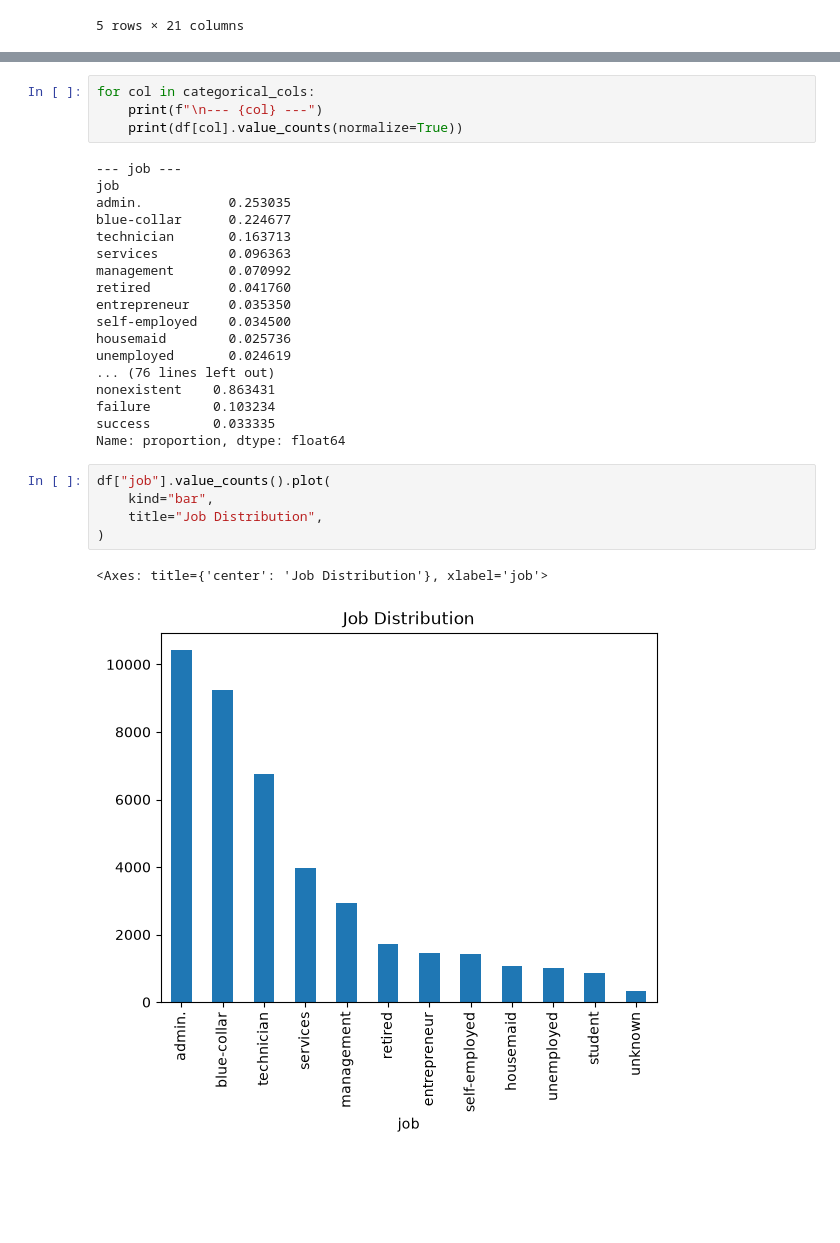
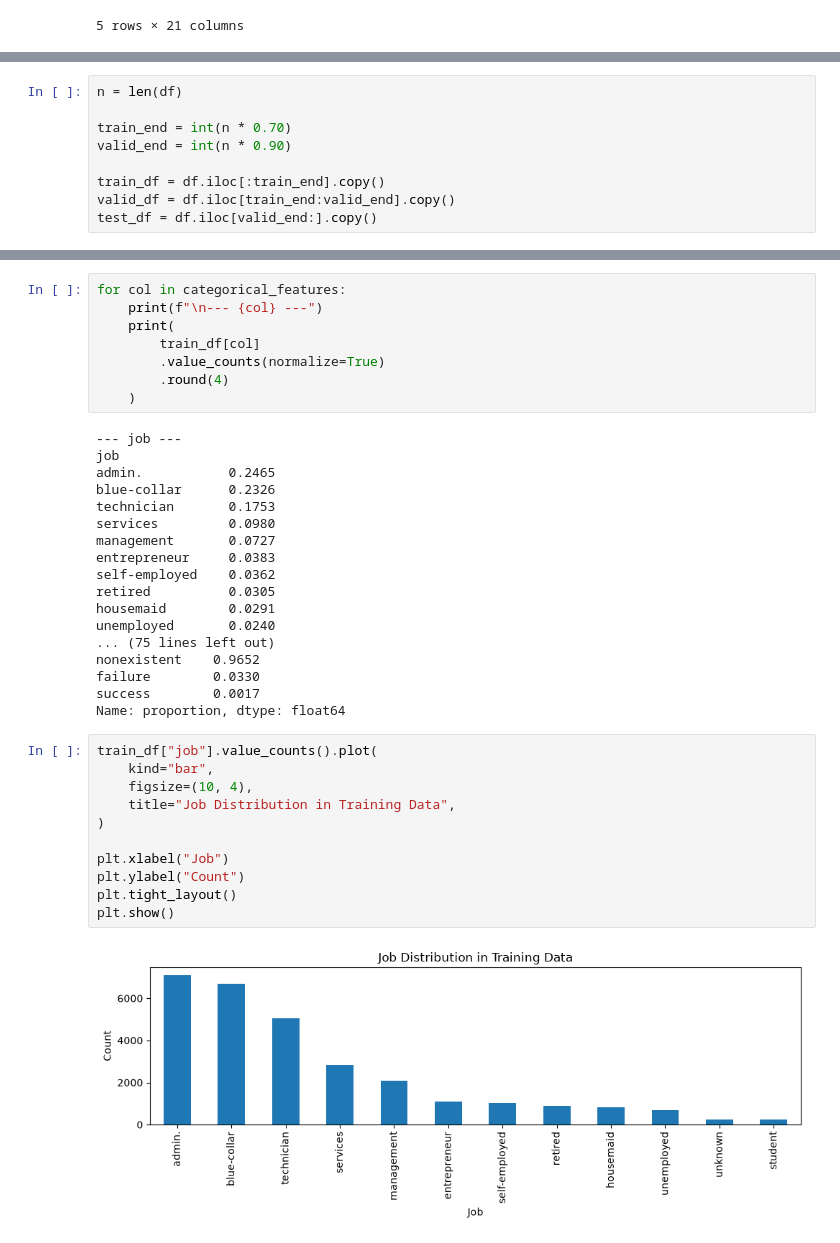
Before and after one commit to keonyoung00/bank-marketing-ml, a Jupyter notebook: notebooks/01_eda.ipynb, the cells around one changed output, grey strips where cells are left out. Drawn from its saved outputs; the diff is of its cells as text; blank space fills up the shorter version.

```diff
--- a/notebooks/01_eda.ipynb
+++ b/notebooks/01_eda.ipynb
@@ -240,0 +407,9 @@ target_col = "y"
+# %%
+n = len(df)
+
+train_end = int(n * 0.70)
+valid_end = int(n * 0.90)
+
+train_df = df.iloc[:train_end].copy()
+valid_df = df.iloc[train_end:valid_end].copy()
+test_df = df.iloc[valid_end:].copy()
@@ -602,32 +872,41 @@ categorical_cols
  'day_of_week',
  'poutcome']
 # %%
-for col in categorical_cols:
+for col in categorical_features:
     print(f"\n--- {col} ---")
-    print(df[col].value_counts(normalize=True))
+    print(
+        train_df[col]
+        .value_counts(normalize=True)
+        .round(4)
+    )
 # %% [output]
 --- job ---
 job
-admin.           0.253035
-blue-collar      0.224677
-technician       0.163713
-services         0.096363
-management       0.070992
-retired          0.041760
-entrepreneur     0.035350
-self-employed    0.034500
-housemaid        0.025736
-unemployed       0.024619
-... (76 lines left out)
-nonexistent    0.863431
-failure        0.103234
-success        0.033335
+admin.           0.2465
+blue-collar      0.2326
+technician       0.1753
+services         0.0980
+management       0.0727
+entrepreneur     0.0383
+self-employed    0.0362
+retired          0.0305
+housemaid        0.0291
+unemployed       0.0240
+... (75 lines left out)
+nonexistent    0.9652
+failure        0.0330
+success        0.0017
 Name: proportion, dtype: float64
 # %%
-df["job"].value_counts().plot(
+train_df["job"].value_counts().plot(
     kind="bar",
-    title="Job Distribution",
+    figsize=(10, 4),
+    title="Job Distribution in Training Data",
 )
+
+plt.xlabel("Job")
+plt.ylabel("Count")
+plt.tight_layout()
+plt.show()
 # %% [output]
-<Axes: title={'center': 'Job Distribution'}, xlabel='job'>
-[figure, old version]
+[figure, new version]
```
Also changed, not shown: parts of 130 cells of this notebook.
